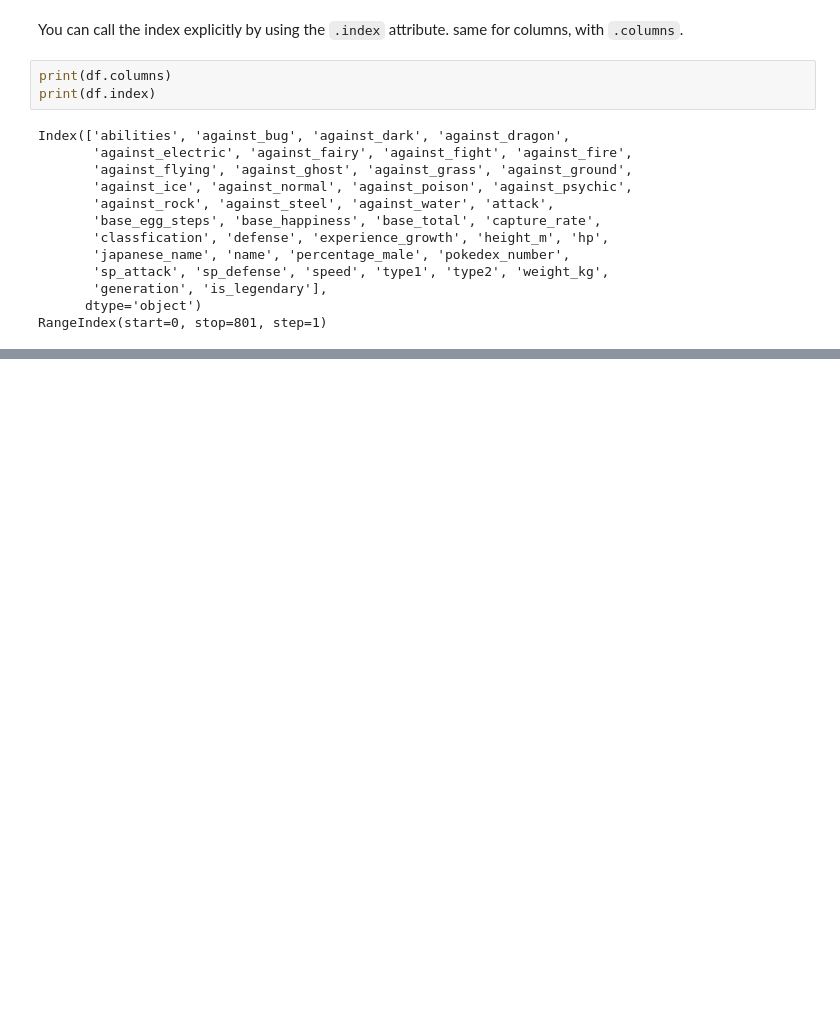
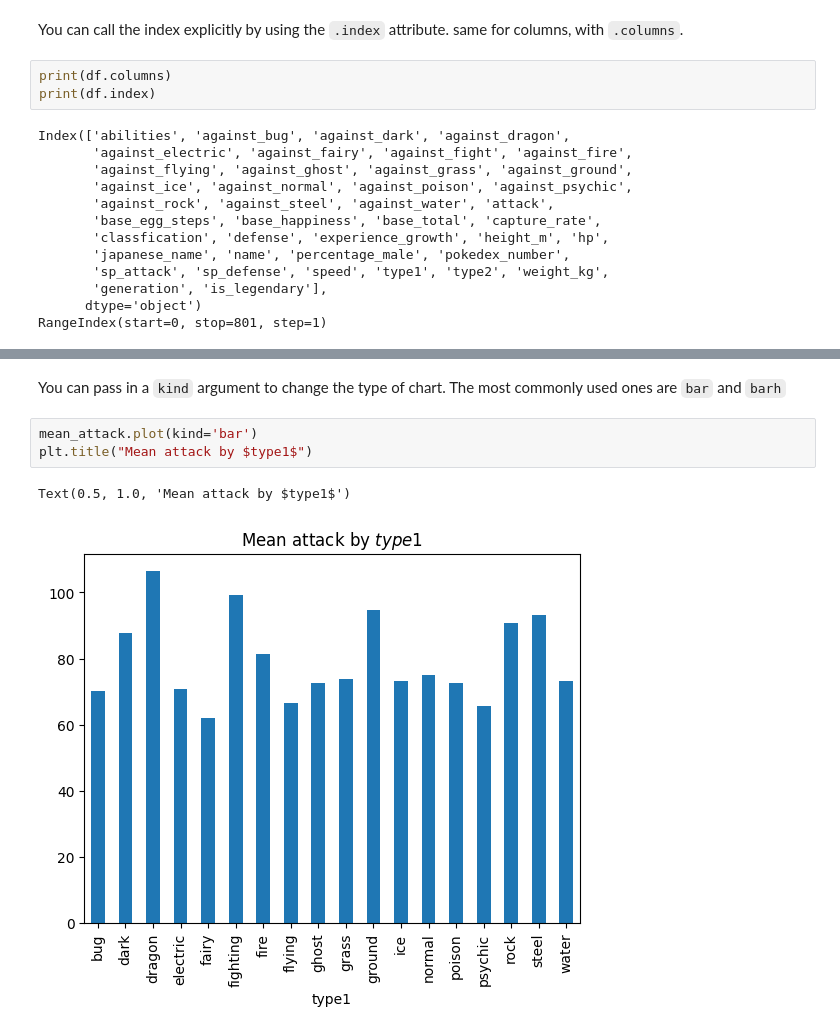
Before and after one commit to iancwm/python_crash_course, a Jupyter notebook: Pandas EDA.ipynb, the cells around one changed output, grey strips where cells are left out. Saved outputs shown, nothing was run; the diff lists cells and outputs as text; blank space fills up the shorter version.

```diff
--- a/Pandas EDA.ipynb
+++ b/Pandas EDA.ipynb
@@ -122,0 +364,8 @@ df.query("pokedex_number==150")
+# %% [markdown]
+You can pass in a `kind` argument to change the type of chart. The most commonly used ones are `bar` and `barh`
+# %%
+mean_attack.plot(kind='bar')
+plt.title("Mean attack by $type1$")
+# %% [output]
+Text(0.5, 1.0, 'Mean attack by $type1$')
+[figure, added]
```
Also changed, not shown: parts of 28 cells of this notebook.
